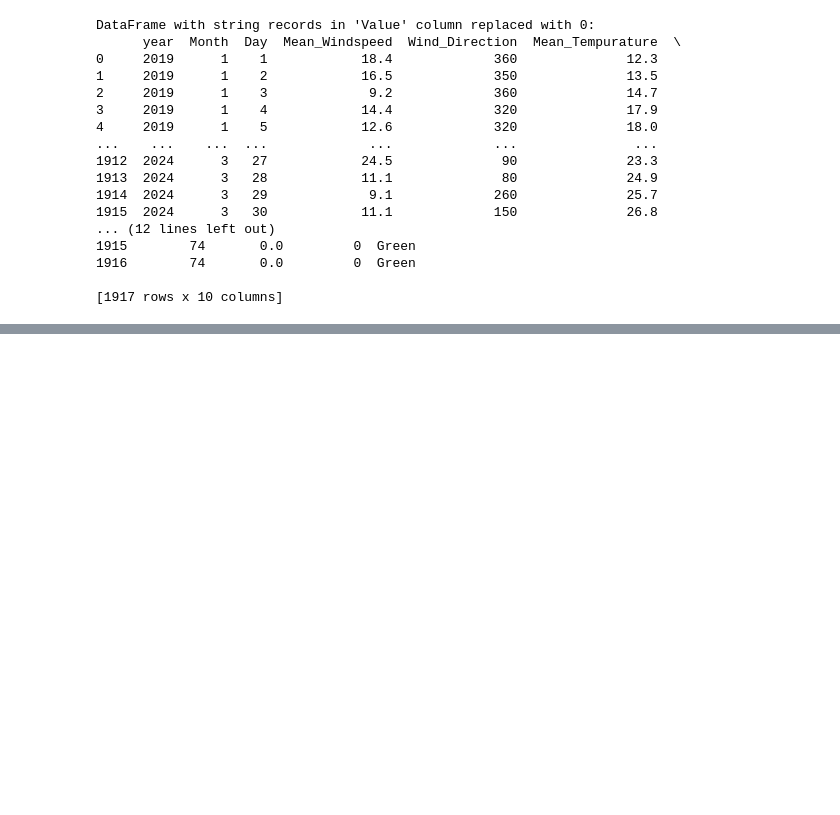
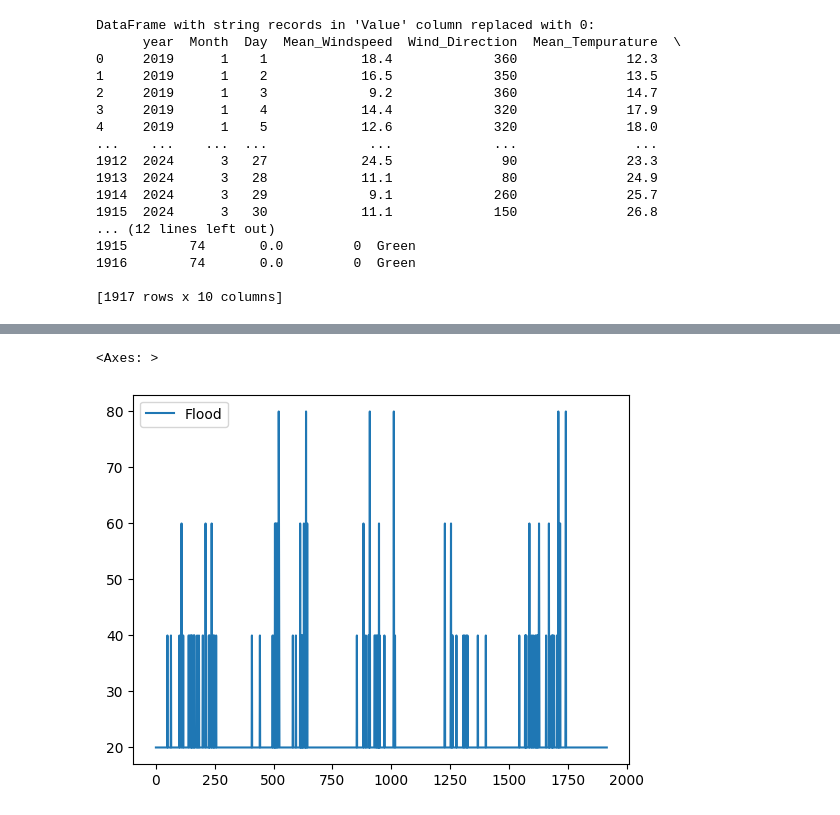
Before and after one commit to sampathmedawatta/FloodRiskManagementSystem, a Jupyter notebook: forecastModel/models/FloodPredict.ipynb, the cells around one changed output, grey strips where cells are left out. Cells and saved outputs as stored; diff of their text form; code cells hidden in the pictures; blank space fills up the shorter version.

```diff
--- a/forecastModel/models/FloodPredict.ipynb
+++ b/forecastModel/models/FloodPredict.ipynb
@@ -224,0 +272,6 @@ print(df)
+# %%
+# Plot rainfall
+df [['Flood']].plot()
+# %% [output]
+<Axes: >
+[figure, added]
```
Also changed, not shown: parts of 6 cells of this notebook.
